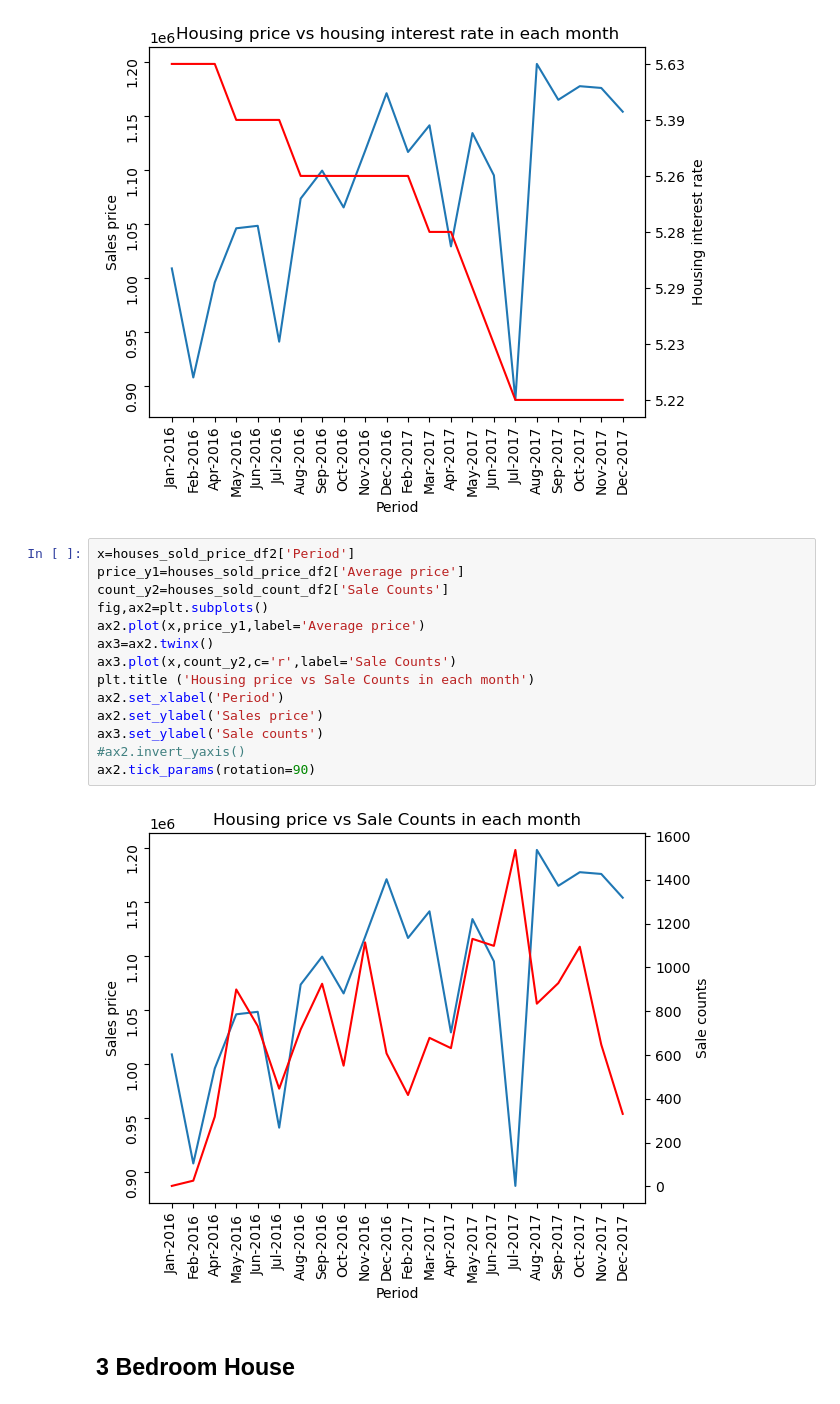
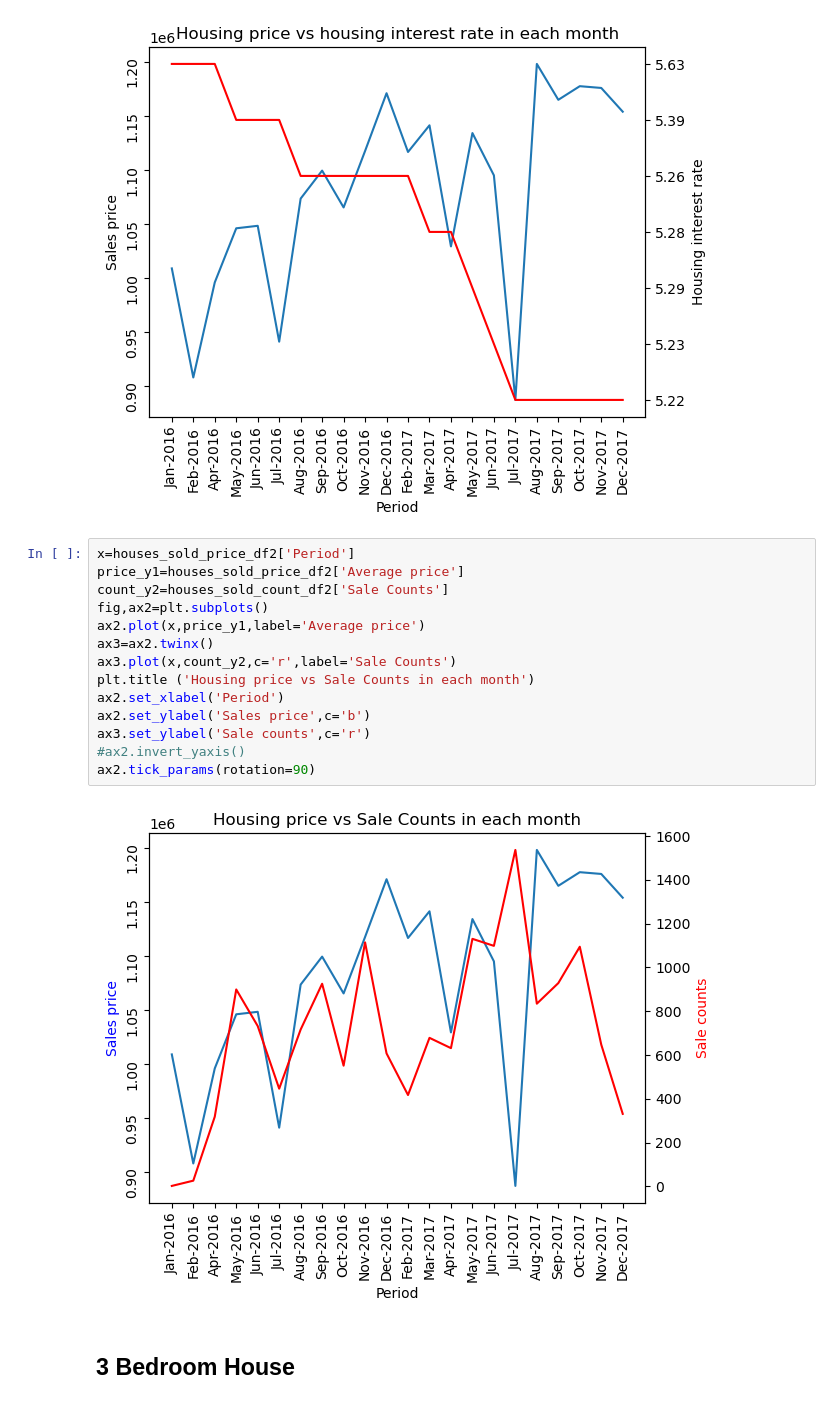
Before and after one commit to Anton0Lee/Project1_grp5, a Jupyter notebook: project1 main codes.ipynb, the cells around one changed output. Saved outputs shown, nothing was run; the diff lists cells and outputs as text.

Commit message:
added 1 of the graph colour

```diff
--- a/project1 main codes.ipynb
+++ b/project1 main codes.ipynb
@@ -349,19 +349,19 @@ ax1.tick_params(rotation=90)
 # %%
 x=houses_sold_price_df2['Period']
 price_y1=houses_sold_price_df2['Average price']
 count_y2=houses_sold_count_df2['Sale Counts']
 fig,ax2=plt.subplots()
 ax2.plot(x,price_y1,label='Average price')
 ax3=ax2.twinx()
 ax3.plot(x,count_y2,c='r',label='Sale Counts')
 plt.title ('Housing price vs Sale Counts in each month')
 ax2.set_xlabel('Period')
-ax2.set_ylabel('Sales price')
-ax3.set_ylabel('Sale counts')
+ax2.set_ylabel('Sales price',c='b')
+ax3.set_ylabel('Sale counts',c='r')
 #ax2.invert_yaxis()
 ax2.tick_params(rotation=90)
 # %% [output]
-[figure, old version]
+[figure, new version]
 # %% [markdown]
 ## 3 Bedroom House
 # %%
```
